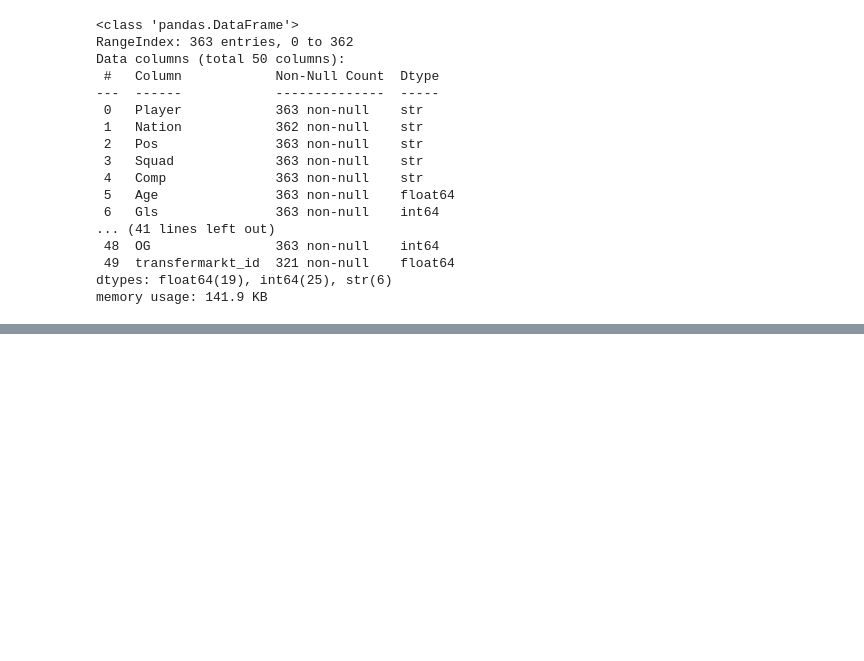
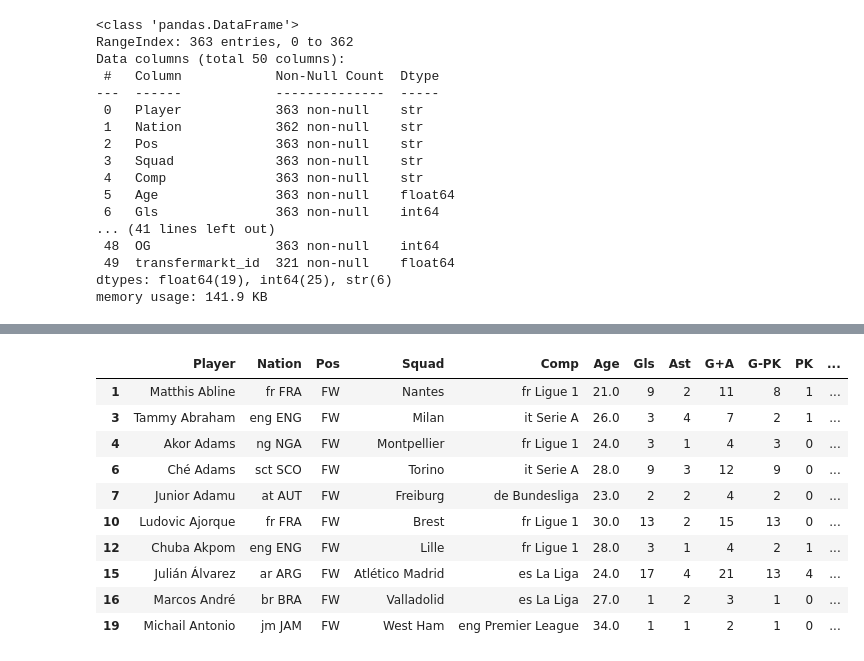
Before and after one commit to TimothySzeto/Soccer_Players_Analysis, a Jupyter notebook: notebooks/v1/collect_and_clean_training_data.ipynb, the cells around one changed output, grey strips where cells are left out. Cells and saved outputs as stored; diff of their text form; code cells hidden in the pictures; blank space fills up the shorter version.

```diff
--- a/notebooks/v1/collect_and_clean_training_data.ipynb
+++ b/notebooks/v1/collect_and_clean_training_data.ipynb
@@ -163,0 +62,3 @@ memory usage: 141.9 KB
+# %%
+df = df[df['Min'] > 500]
+df.info()
@@ -163,0 +106,4 @@ memory usage: 141.9 KB
+# %%
+df.loc[df['fbref_id'] == 'ae86d473', 'transfermarkt_id'] = 481084
+df.loc[df['fbref_id'] == '459419', 'transfermarkt_id'] = 41384
+df.info()
@@ -163,0 +128,14 @@ memory usage: 141.9 KB
+# %%
+df.head(10)
+# %% [output]
+|  | Player | Nation | Pos | Squad | Comp | Age | Gls | Ast | G+A | G-PK | PK | ... |
+| 1 | Matthis Abline | fr FRA | FW | Nantes | fr Ligue 1 | 21.0 | 9 | 2 | 11 | 8 | 1 | ... |
+| 3 | Tammy Abraham | eng ENG | FW | Milan | it Serie A | 26.0 | 3 | 4 | 7 | 2 | 1 | ... |
+| 4 | Akor Adams | ng NGA | FW | Montpellier | fr Ligue 1 | 24.0 | 3 | 1 | 4 | 3 | 0 | ... |
+| 6 | Ché Adams | sct SCO | FW | Torino | it Serie A | 28.0 | 9 | 3 | 12 | 9 | 0 | ... |
+| 7 | Junior Adamu | at AUT | FW | Freiburg | de Bundesliga | 23.0 | 2 | 2 | 4 | 2 | 0 | ... |
+| 10 | Ludovic Ajorque | fr FRA | FW | Brest | fr Ligue 1 | 30.0 | 13 | 2 | 15 | 13 | 0 | ... |
+| 12 | Chuba Akpom | eng ENG | FW | Lille | fr Ligue 1 | 28.0 | 3 | 1 | 4 | 2 | 1 | ... |
+| 15 | Julián Álvarez | ar ARG | FW | Atlético Madrid | es La Liga | 24.0 | 17 | 4 | 21 | 13 | 4 | ... |
+| 16 | Marcos André | br BRA | FW | Valladolid | es La Liga | 27.0 | 1 | 2 | 3 | 1 | 0 | ... |
+| 19 | Michail Antonio | jm JAM | FW | West Ham | eng Premier League | 34.0 | 1 | 1 | 2 | 1 | 0 | ... |
```
Also changed, not shown: parts of 14 cells of this notebook.
